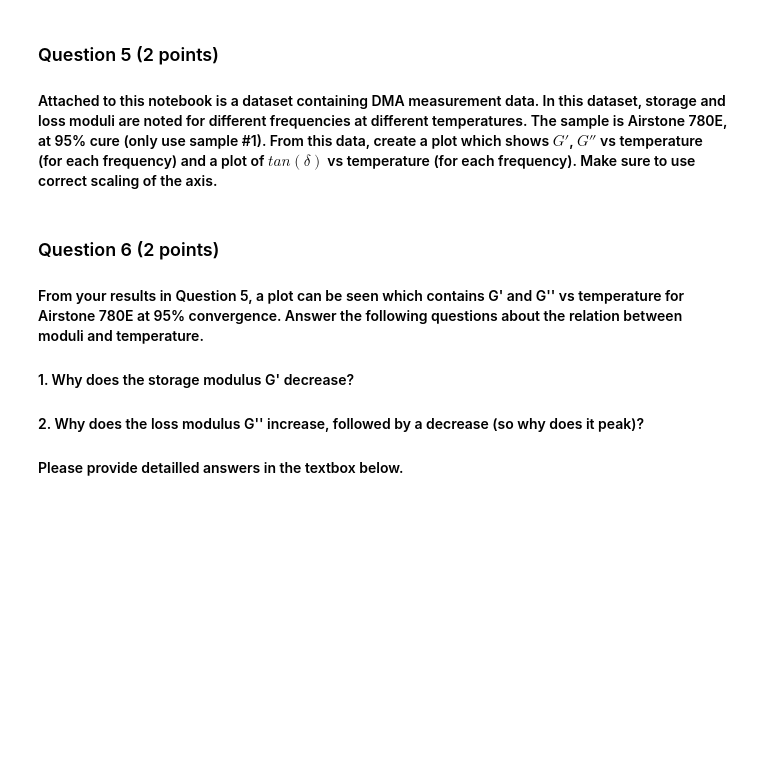
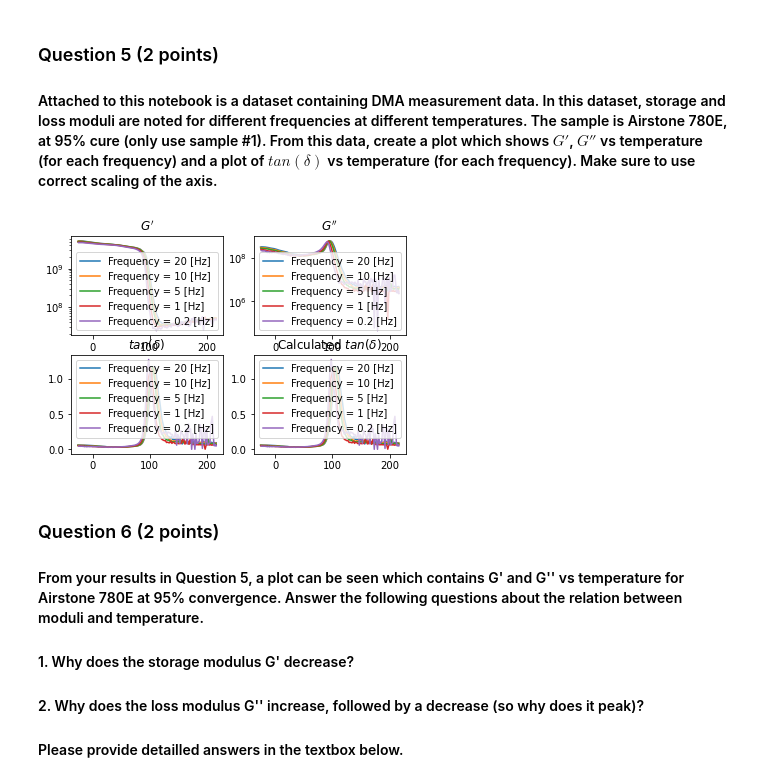
Before and after one commit to ocarpentier/PCM, a Jupyter notebook: Rheokinetics/Notebook Rheokinetics.ipynb, the cells around one changed output. Saved outputs shown, nothing was run; the diff lists cells and outputs as text; code cells hidden in the pictures; blank space fills up the shorter version.

```diff
--- a/Rheokinetics/Notebook Rheokinetics.ipynb
+++ b/Rheokinetics/Notebook Rheokinetics.ipynb
@@ -69,6 +69,44 @@ $$ tan(\delta) = \frac{G''}{G'} $$
 ### Question 5 (2 points)
 
 #### Attached to this notebook is a dataset containing DMA measurement data. In this dataset, storage and loss moduli are noted for different frequencies at different temperatures. The sample is Airstone 780E, at 95% cure (only use sample #1). From this data, create a plot which shows $G'$, $G''$ vs temperature (for each frequency) and a plot of $tan(\delta)$ vs temperature (for each frequency). Make sure to use correct scaling of the axis.
+# %%
+import pandas as pd
+import matplotlib.pyplot as plt
+import numpy as np
+
+fname = r'C:\Users\oscar\PycharmProjects\PCM\Rheokinetics\DMA results 95%.xlsx'
+df = pd.read_excel(fname,sheet_name=0,usecols=list(range(8)),skiprows=29,skipfooter=74).drop(0)
+
+freq_lst = list(df['Freq.'].unique())
+
+for it,freq in enumerate(freq_lst):
+    temp = df[df['Freq.']==freq]['Temp.']
+    G2 = df[df['Freq.']==freq]['E"(G")']
+    G1 = df[df['Freq.']==freq]["E'(G')"]
+    tand = df[df['Freq.']==freq]['tanD']
+    plt.subplot(221)
+    plt.title("$G^{\prime}$")
+    plt.plot(temp,G1,label=f'Frequency = {round(freq,2)} [Hz]')
+    plt.yscale('log')
+    plt.legend()
+    plt.subplot(222)
+    plt.title('$G^{\prime \prime}$')
+    plt.plot(temp,G2,label=f'Frequency = {round(freq,2)} [Hz]')
+    plt.yscale('log')
+    plt.legend()
+    plt.subplot(223)
+    plt.title('$tan(\delta)$')
+    plt.plot(temp,tand,label=f'Frequency = {round(freq,2)} [Hz]')
+    plt.legend()
+    plt.subplot(224)
+    plt.title('Calculated $tan(\delta)$')
+    plt.plot(temp,G2/G1,label=f'Frequency = {round(freq,2)} [Hz]')
+    plt.legend()
+
+plt.rcParams['figure.figsize'] = [15,12]
+plt.show()
+# %% [output]
+[figure, added]
 # %% [markdown]
 ### Question 6 (2 points)
 
```
Also changed, not shown: parts of 5 cells of this notebook, 1 other file.
